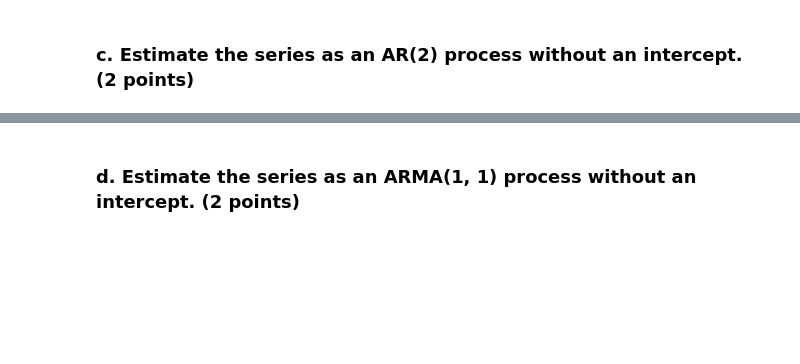
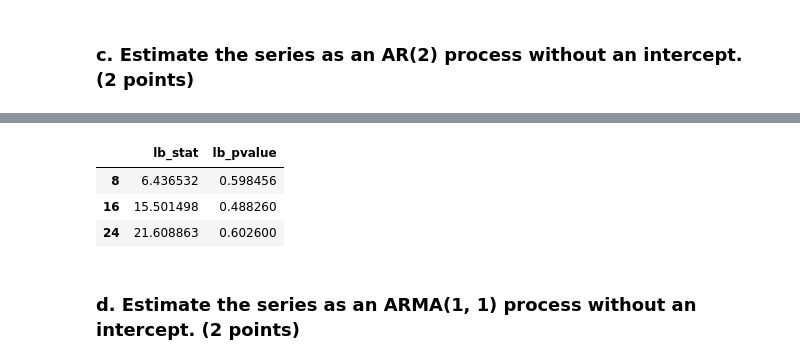
Before and after one commit to parikshitsam/time_series, a Jupyter notebook: Assignment 2.ipynb, the cells around one changed output, grey strips where cells are left out. Drawn from its saved outputs; the diff is of its cells as text; code cells hidden in the pictures; blank space fills up the shorter version.

```diff
--- a/Assignment 2.ipynb
+++ b/Assignment 2.ipynb
@@ -95,6 +96,13 @@ Covariance Type:                  opg
 
 Warnings:
 [1] Covariance matrix calculated using the outer product of gradients (complex-step).
+# %%
+sm.stats.acorr_ljungbox(res.resid, lags=np.array([8,16,24]), return_df=True)
+# %% [output]
+|  | lb_stat | lb_pvalue |
+| 8 | 6.436532 | 0.598456 |
+| 16 | 15.501498 | 0.488260 |
+| 24 | 21.608863 | 0.602600 |
 # %% [markdown]
 ###  d. Estimate the series as an ARMA(1, 1) process without an intercept. (2 points)
 # %%
```
Also changed, not shown: parts of 7 cells of this notebook, 11 other files.
